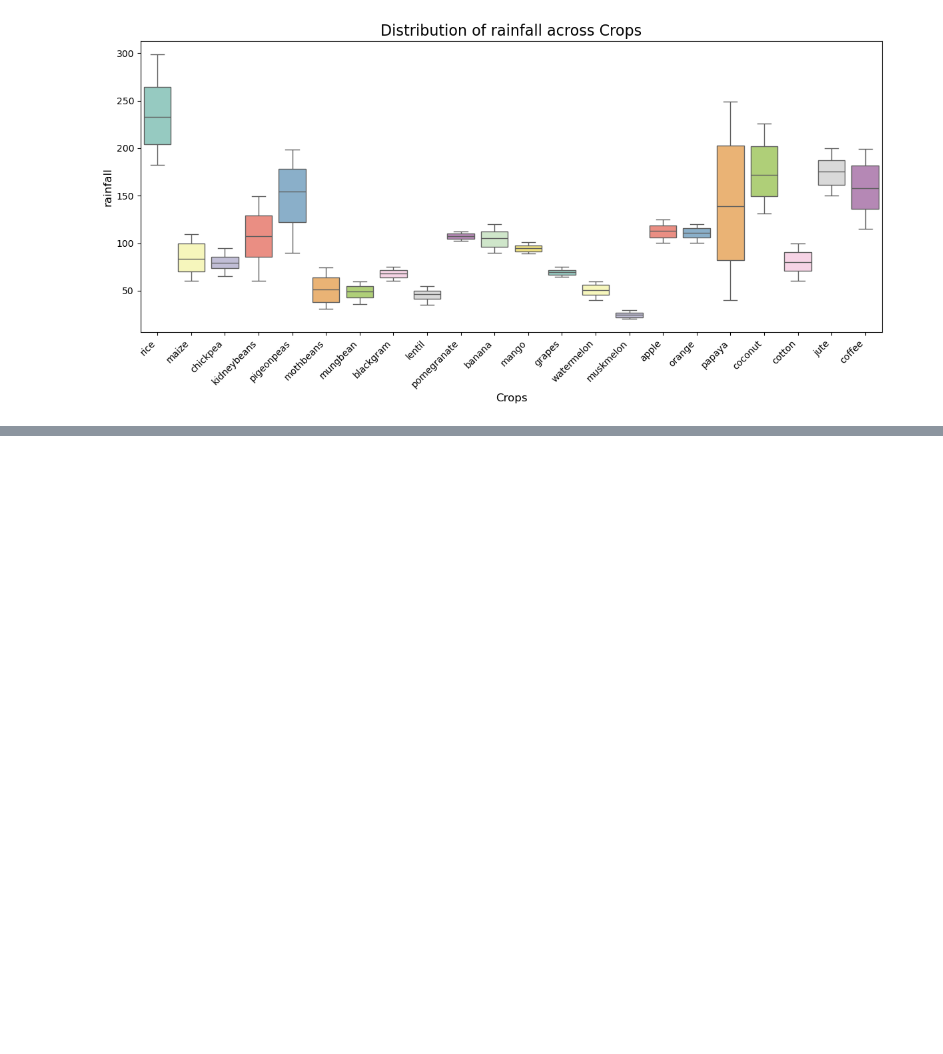
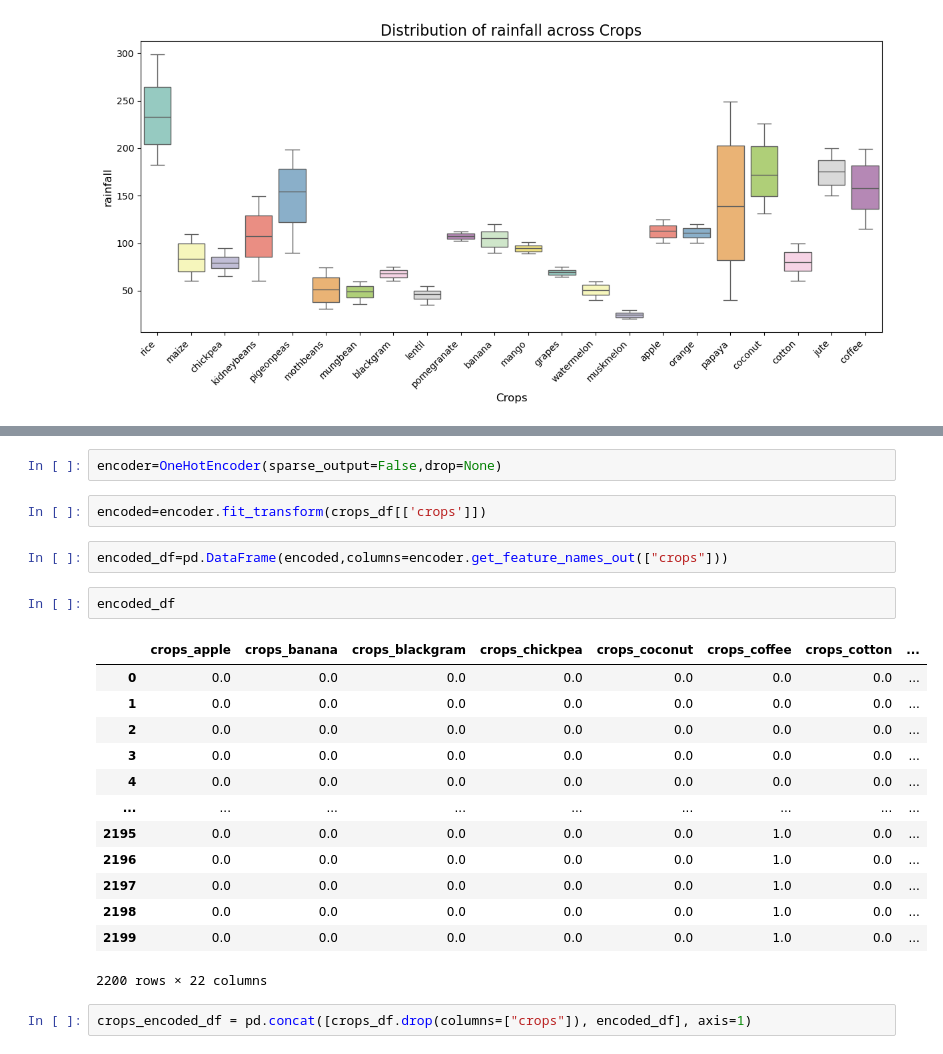
Before and after one commit to anant5441/AgroGyaan, a Jupyter notebook: Model/Crop_Recommendation/Crop-Recommendation-Model-Logistic-Regression.ipynb, the cells around one changed output, grey strips where cells are left out. Saved outputs shown, nothing was run; the diff lists cells and outputs as text; blank space fills up the shorter version.

```diff
--- a/Model/Crop_Recommendation/Crop-Recommendation-Model-Logistic-Regression.ipynb
+++ b/Model/Crop_Recommendation/Crop-Recommendation-Model-Logistic-Regression.ipynb
@@ -486,0 +546,24 @@ for column in crops_df_num.columns.tolist():
+# %%
+encoder=OneHotEncoder(sparse_output=False,drop=None)
+# %%
+encoded=encoder.fit_transform(crops_df[['crops']])
+# %%
+encoded_df=pd.DataFrame(encoded,columns=encoder.get_feature_names_out(["crops"]))
+# %%
+encoded_df
+# %% [output]
+|  | crops_apple | crops_banana | crops_blackgram | crops_chickpea | crops_coconut | crops_coffee | crops_cotton | ... |
+| 0 | 0.0 | 0.0 | 0.0 | 0.0 | 0.0 | 0.0 | 0.0 | ... |
+| 1 | 0.0 | 0.0 | 0.0 | 0.0 | 0.0 | 0.0 | 0.0 | ... |
+| 2 | 0.0 | 0.0 | 0.0 | 0.0 | 0.0 | 0.0 | 0.0 | ... |
+| 3 | 0.0 | 0.0 | 0.0 | 0.0 | 0.0 | 0.0 | 0.0 | ... |
+| 4 | 0.0 | 0.0 | 0.0 | 0.0 | 0.0 | 0.0 | 0.0 | ... |
+| ... | ... | ... | ... | ... | ... | ... | ... | ... |
+| 2195 | 0.0 | 0.0 | 0.0 | 0.0 | 0.0 | 1.0 | 0.0 | ... |
+| 2196 | 0.0 | 0.0 | 0.0 | 0.0 | 0.0 | 1.0 | 0.0 | ... |
+| 2197 | 0.0 | 0.0 | 0.0 | 0.0 | 0.0 | 1.0 | 0.0 | ... |
+| 2198 | 0.0 | 0.0 | 0.0 | 0.0 | 0.0 | 1.0 | 0.0 | ... |
+| 2199 | 0.0 | 0.0 | 0.0 | 0.0 | 0.0 | 1.0 | 0.0 | ... |
+2200 rows × 22 columns
+# %%
+crops_encoded_df = pd.concat([crops_df.drop(columns=["crops"]), encoded_df], axis=1)
```
Also changed, not shown: parts of 58 cells of this notebook, 7 other files.
